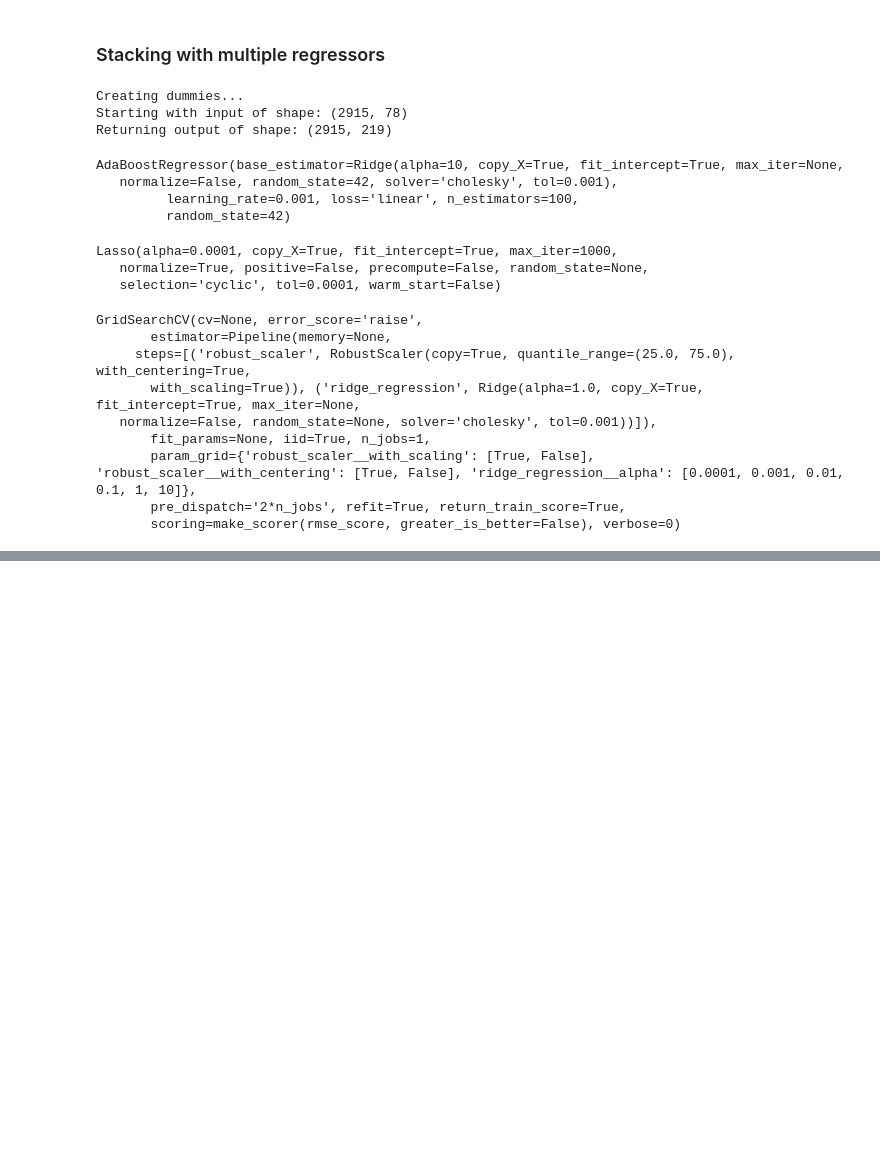
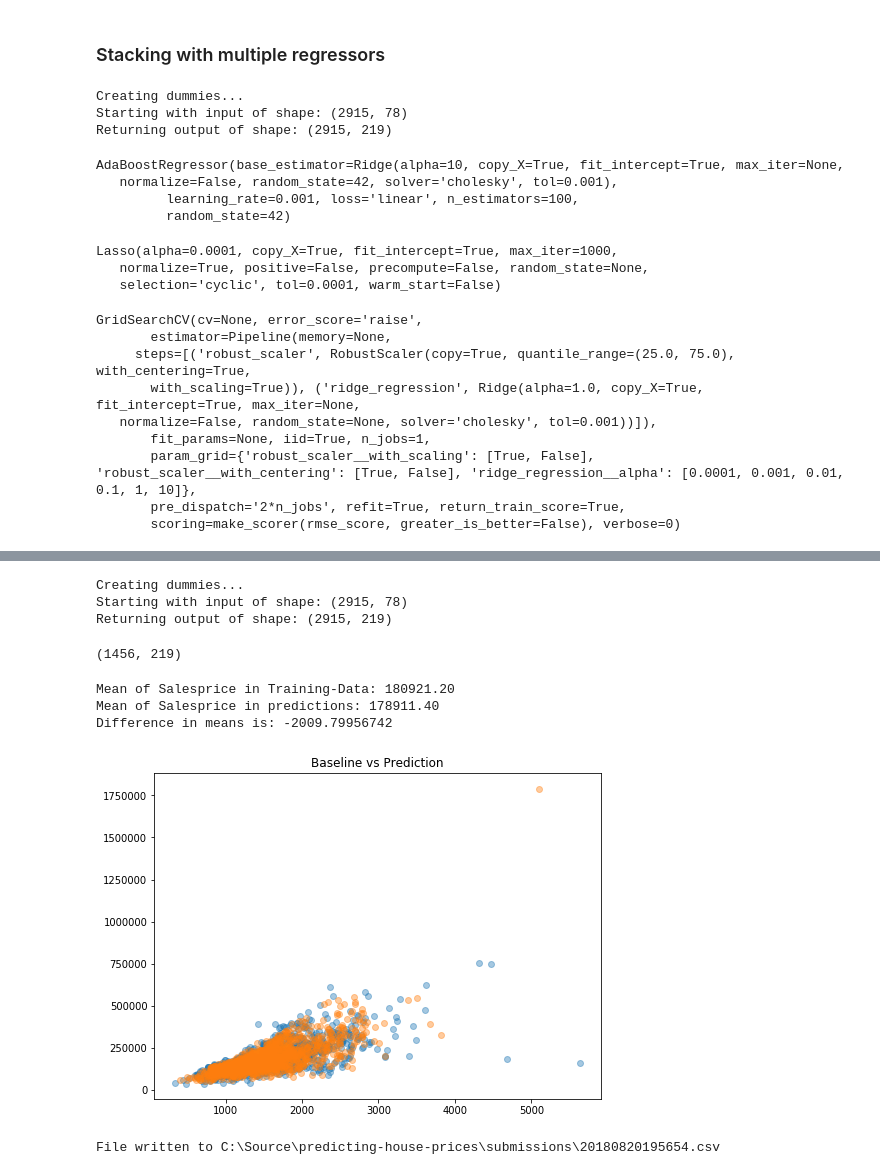
Before and after one commit to huli/predicting-house-prices, a Jupyter notebook: stacking_with_regressors.ipynb, the cells around one changed output, grey strips where cells are left out. Saved outputs shown, nothing was run; the diff lists cells and outputs as text; code cells hidden in the pictures; blank space fills up the shorter version.

Commit message:
File for submission ready.

```diff
--- a/stacking_with_regressors.ipynb
+++ b/stacking_with_regressors.ipynb
@@ -140,0 +141,44 @@ RMSE (log): 0.11802606038596765
+# %%
+# Now we train and execute the stacked model on complete data set
+train_df =  pd.read_csv('data/train.csv')
+X_train = train_df.drop(['SalePrice','Id'], axis=1)
+y_train = train_df['SalePrice']
+X_test = pd.read_csv('data/test.csv').drop(['Id'], axis=1)
+X_train, y_train = prepare_inputs(X_train, y_train)
+
+# Transforming the input
+X_combined = pd.concat((X_train, X_test)).reset_index(drop=True)
+X_tranformed = trans_pipeline.fit_transform(X_combined)
+
+# Split the transformed input back
+X_train_trans = X_tranformed[:X_train.shape[0]]
+X_test_trans = X_tranformed[X_train.shape[0]:]
+# %% [output]
+Creating dummies...
+Starting with input of shape: (2915, 78)
+Returning output of shape: (2915, 219)
+# %%
+X_train_trans.shape
+# %% [output]
+(1456, 219)
+# %%
+adaboost_estimator.fit(X_train_trans, y_train)
+lasso_estimator.fit(X_train_trans, y_train)
+
+test_prediction_ada = adaboost_estimator.predict(X_test_trans)
+test_prediction_lasso = lasso_estimator.predict(X_test_trans)
+
+X_test_blended = np.column_stack((test_prediction_lasso, test_prediction_ada))
+# %%
+y_predicted = bagging_estimator.predict(X_test_blended)
+# %%
+draw_sanity_check(y_predicted, False)
+# %% [output]
+Mean of Salesprice in Training-Data: 180921.20
+Mean of Salesprice in predictions: 178911.40
+Difference in means is: -2009.79956742
+[figure, added]
+# %%
+write_submission(y_predicted, False)
+# %% [output]
+File written to C:\Source\predicting-house-prices\submissions\20180820195654.csv
```
Also changed, not shown: parts of 2 cells of this notebook.
